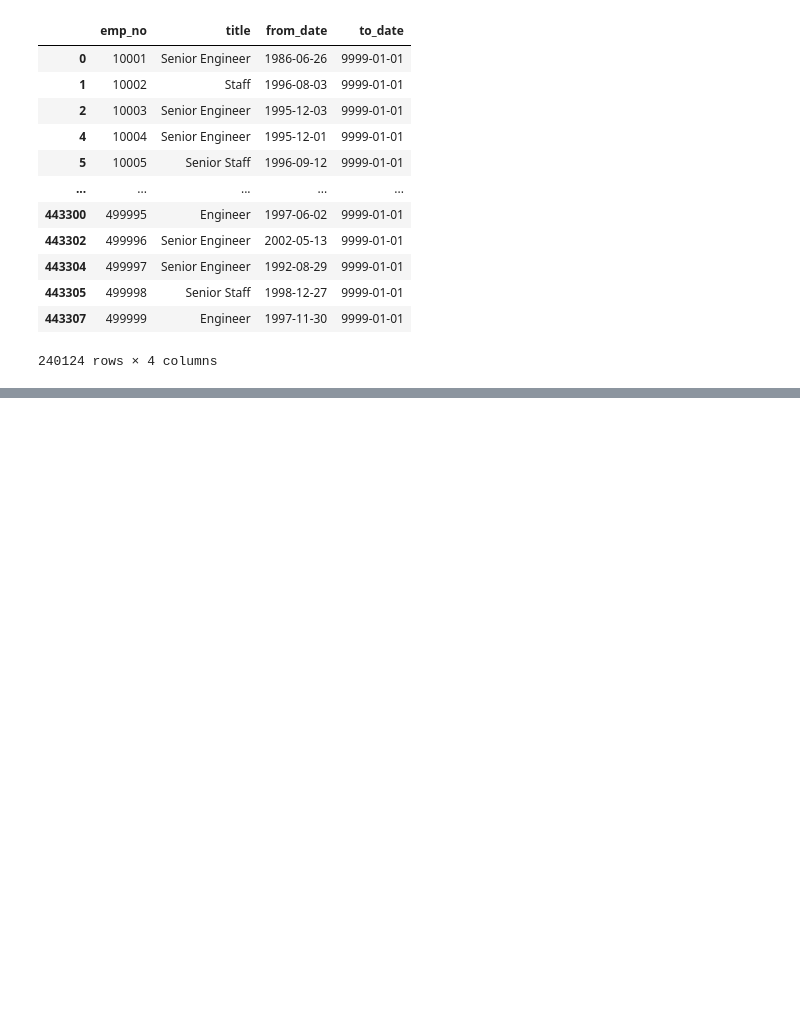
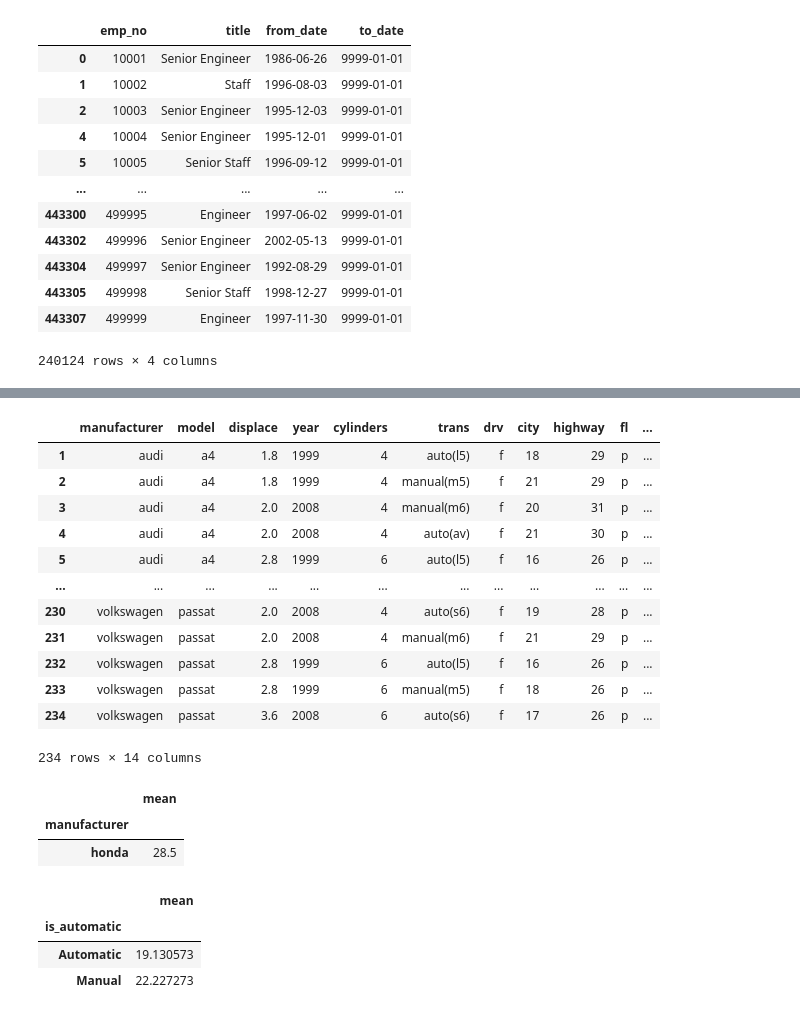
Before and after one commit to wilson-velasco/numpy-pandas-visualization-exercises, a Jupyter notebook: advanced_dataframes.ipynb, the cells around one changed output, grey strips where cells are left out. Saved outputs shown, nothing was run; the diff lists cells and outputs as text; code cells hidden in the pictures; blank space fills up the shorter version.

```diff
--- a/advanced_dataframes.ipynb
+++ b/advanced_dataframes.ipynb
@@ -152,0 +354,40 @@ titles_query[titles_query.to_date == titles_query.to_date.max()]
+# %%
+# 14. Create a new column on the mpg dataset named is_automatic that holds boolean values denoting whether the car
+# has an automatic transmission.
+
+mpg['is_automatic'] = np.where(mpg.trans.str.contains('auto') == True, 'Automatic', 'Manual')
+
+#switched to labeling Automatic and Manual to help visualize answer to #16
+
+mpg
+# %% [output]
+|  | manufacturer | model | displace | year | cylinders | trans | drv | city | highway | fl | ... |
+| 1 | audi | a4 | 1.8 | 1999 | 4 | auto(l5) | f | 18 | 29 | p | ... |
+| 2 | audi | a4 | 1.8 | 1999 | 4 | manual(m5) | f | 21 | 29 | p | ... |
+| 3 | audi | a4 | 2.0 | 2008 | 4 | manual(m6) | f | 20 | 31 | p | ... |
+| 4 | audi | a4 | 2.0 | 2008 | 4 | auto(av) | f | 21 | 30 | p | ... |
+| 5 | audi | a4 | 2.8 | 1999 | 6 | auto(l5) | f | 16 | 26 | p | ... |
+| ... | ... | ... | ... | ... | ... | ... | ... | ... | ... | ... | ... |
+| 230 | volkswagen | passat | 2.0 | 2008 | 4 | auto(s6) | f | 19 | 28 | p | ... |
+| 231 | volkswagen | passat | 2.0 | 2008 | 4 | manual(m6) | f | 21 | 29 | p | ... |
+| 232 | volkswagen | passat | 2.8 | 1999 | 6 | auto(l5) | f | 16 | 26 | p | ... |
+| 233 | volkswagen | passat | 2.8 | 1999 | 6 | manual(m5) | f | 18 | 26 | p | ... |
+| 234 | volkswagen | passat | 3.6 | 2008 | 6 | auto(s6) | f | 17 | 26 | p | ... |
+234 rows × 14 columns
+# %%
+# 15. Using the mpg dataset, find out which which manufacturer has the best miles per gallon on average?
+
+mpg.groupby('manufacturer').average_mileage.agg(['mean']).sort_values(by='mean', ascending=False).head(1)
+# %% [output]
+|  | mean |
+| manufacturer |  |
+| honda | 28.5 |
+# %%
+# 16. Do automatic or manual cars have better miles per gallon?
+
+mpg.groupby('is_automatic').average_mileage.agg(['mean']) # Manuals have better mpg
+# %% [output]
+|  | mean |
+| is_automatic |  |
+| Automatic | 19.130573 |
+| Manual | 22.227273 |
```
Also changed, not shown: parts of 34 cells of this notebook.
